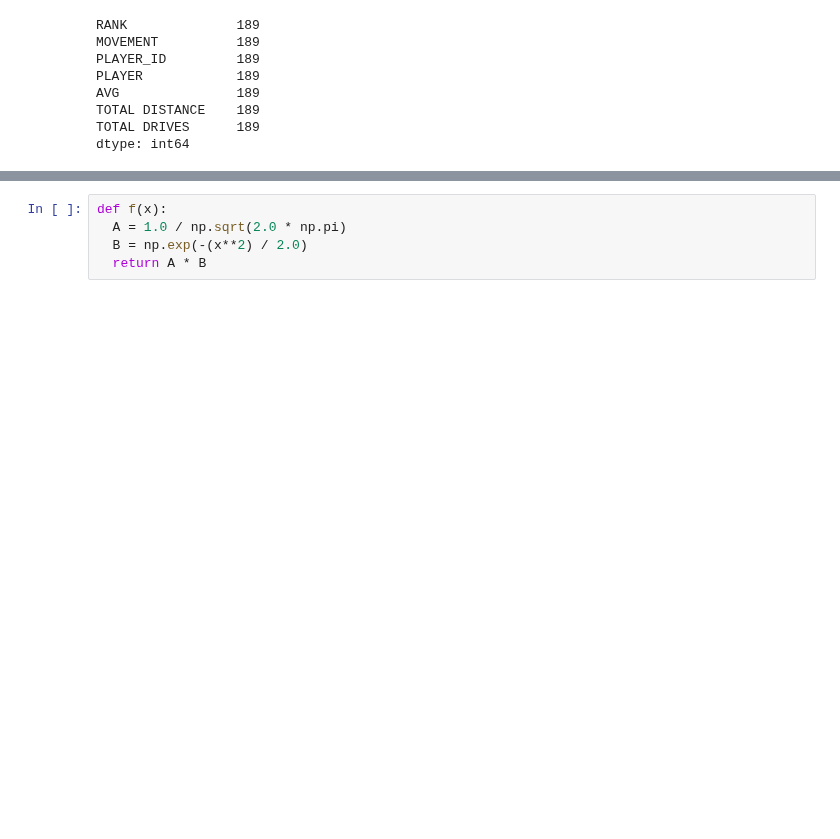
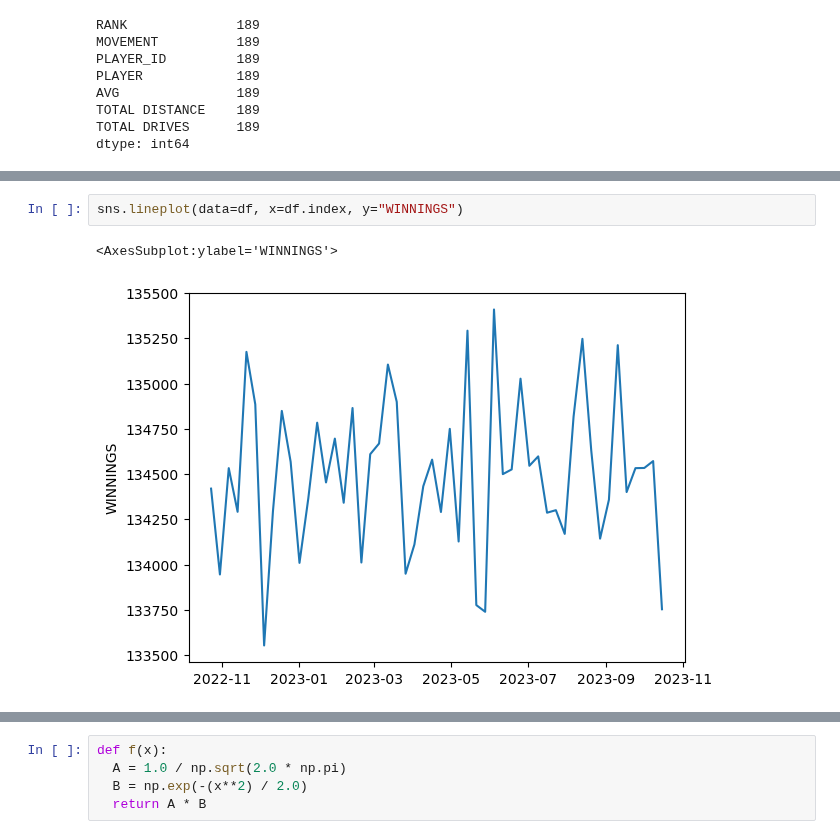
Before and after one commit to mickalleny2k/PfDA_Assignment, a Jupyter notebook: PfDA_Assignment.ipynb, the cells around one changed output, grey strips where cells are left out. Cells and saved outputs as stored; diff of their text form; blank space fills up the shorter version.

```diff
--- a/PfDA_Assignment.ipynb
+++ b/PfDA_Assignment.ipynb
@@ -512,0 +482,5 @@ df.plot(y="WINNINGS")
+# %%
+sns.lineplot(data=df, x=df.index, y="WINNINGS")
+# %% [output]
+<AxesSubplot:ylabel='WINNINGS'>
+[figure, added]
```
Also changed, not shown: parts of 65 cells of this notebook.
